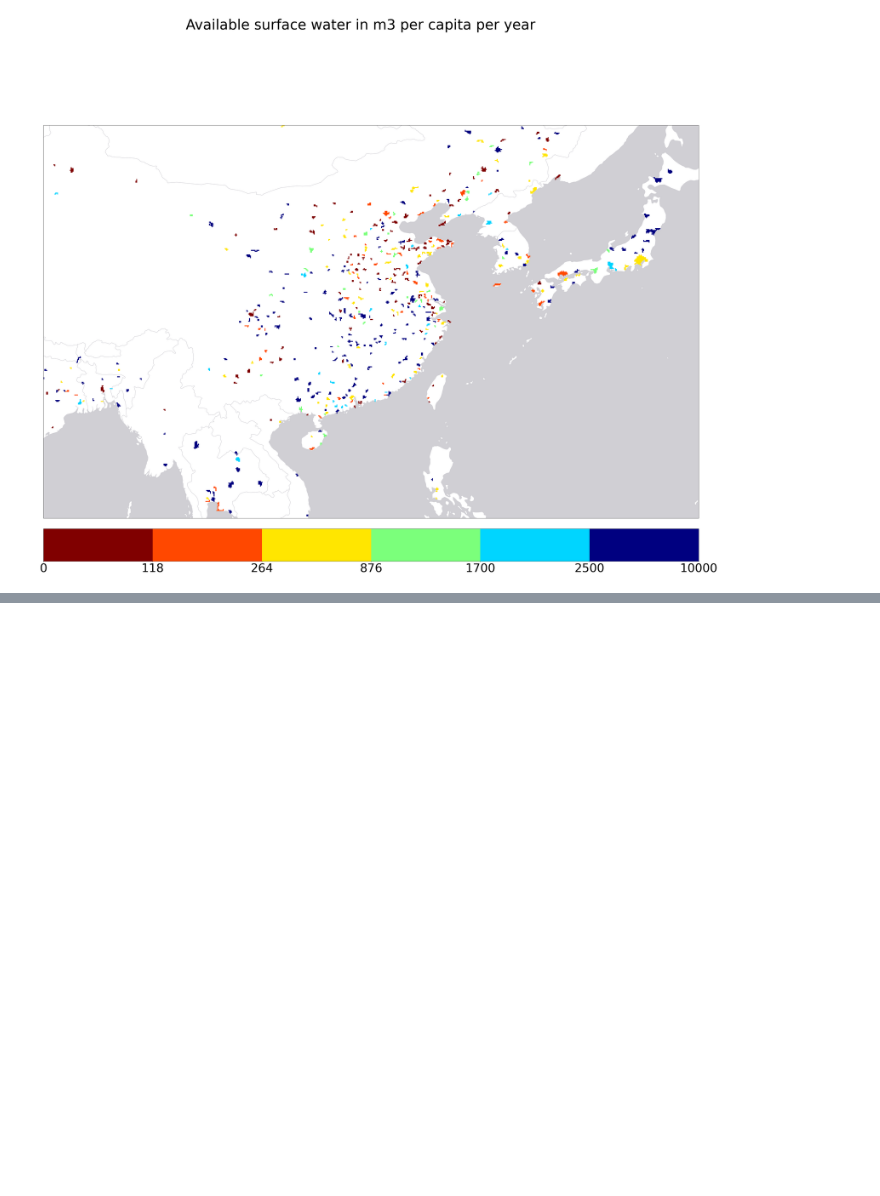
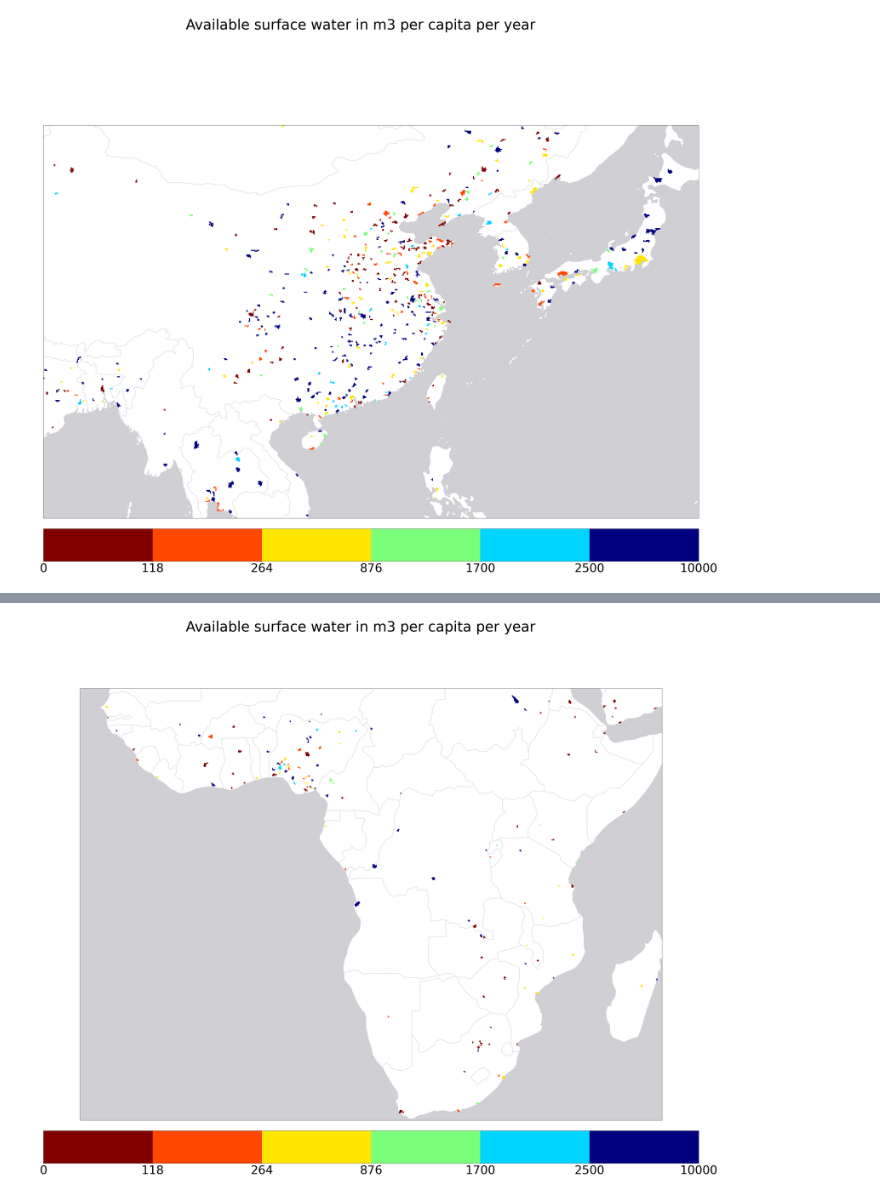
Before and after one commit to HalKiyo/h08_urban, a Jupyter notebook: wsi/pst/hoekstra_2012.ipynb, the cells around one changed output, grey strips where cells are left out. Cells and saved outputs as stored; diff of their text form; code cells hidden in the pictures; blank space fills up the shorter version.

```diff
--- a/wsi/pst/hoekstra_2012.ipynb
+++ b/wsi/pst/hoekstra_2012.ipynb
@@ -171,0 +206,34 @@ plt.show()
+# %%
+upperindex, lowerindex, leftindex, rightindex, rgnshape, img_extent = geography(-20, 50, -35, 17)
+
+region = citygrid_masked[upperindex:lowerindex, leftindex:rightindex]
+region_masked = np.ma.masked_where(region==0, region)
+pop_cropped = population[upperindex:lowerindex, leftindex:rightindex]
+
+threshold = 1e6
+bounds = [0, 118, 264, 876, 1700, 2500, 10000]
+
+cmap = plt.get_cmap('jet_r', len(bounds))  # 10個の離散値
+norm = mcolors.BoundaryNorm(bounds, cmap.N)
+
+plt.rcParams["font.size"] = 50
+projection = ccrs.PlateCarree(central_longitude=0)
+crs = ccrs.PlateCarree()
+fig, ax = plt.subplots(figsize=(50,40), subplot_kw={'projection': projection})
+imd = ax.imshow(region_masked,
+              cmap= cmap,
+              norm = norm,
+              extent=img_extent,
+              transform=ccrs.PlateCarree(),
+             )
+#ax.add_feature(cfeature.LAND, edgecolor='none', facecolor='#eaeaea')
+ax.add_feature(cfeature.LAND, edgecolor='none', facecolor='#ffffff')
+ax.add_feature(cfeature.OCEAN, edgecolor='none', facecolor='#d0cfd4')
+ax.add_feature(cfeature.COASTLINE, linewidth=0.1,edgecolor='#d0cfd4')
+ax.add_feature(cfeature.BORDERS, linestyle='-', linewidth=1.5, edgecolor='#d0cfd4')
+ax.gridlines(visible=False)
+cbar = fig.colorbar(imd, ax=ax, orientation='horizontal', pad=0.02)
+fig.suptitle('Available surface water in m3 per capita per year')
+plt.show()
+# %% [output]
+[figure, added]
```
Also changed, not shown: parts of 3 cells of this notebook.
